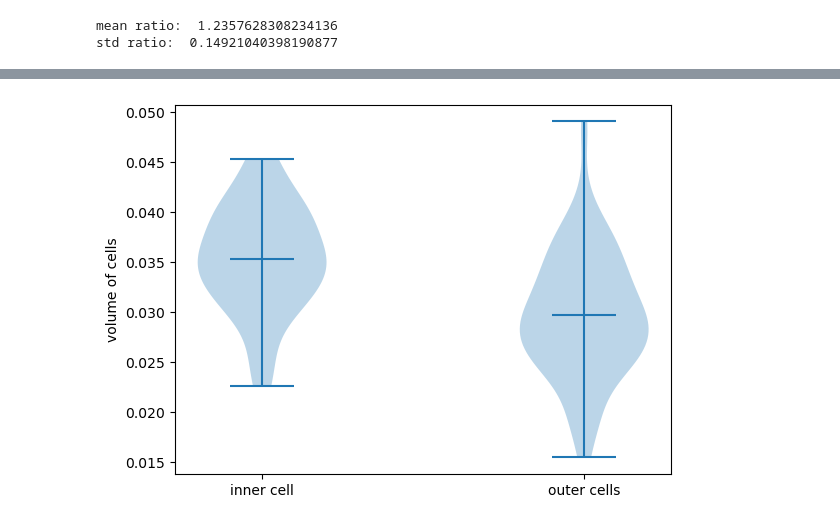
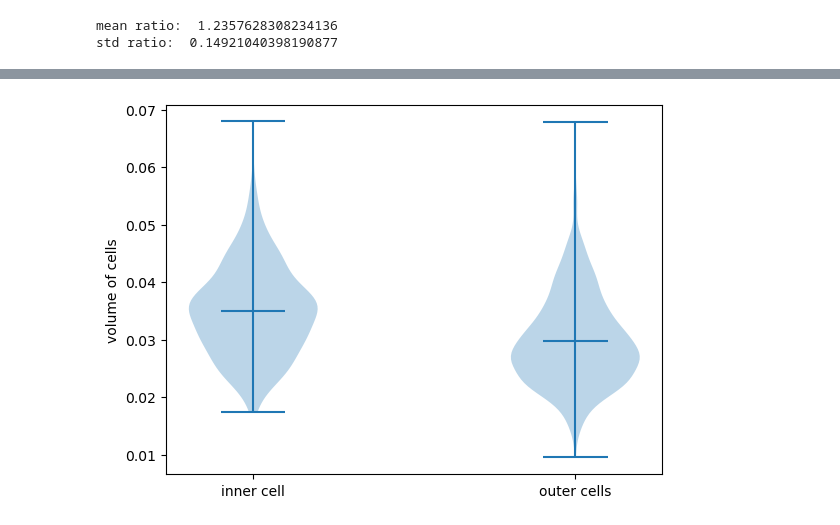
Before and after one commit to Irene-Li/MitoticWaves, a Jupyter notebook: cell_vol.ipynb, the cells around one changed output, grey strips where cells are left out. Drawn from its saved outputs; the diff is of its cells as text; code cells hidden in the pictures.

```diff
--- a/cell_vol.ipynb
+++ b/cell_vol.ipynb
@@ -156,22 +156,27 @@ def total_cells(depth):
     return 2**(depth + 1) - 1
 
 
-V = 4.0
-vols = [V] # volume of cells at each stage in a breath first traversal order
+V0 = 4.0
 index = 0
+n_samples = 12
 
 total = total_cells(7)
 
-for index in range(128):
-    V = vols[index]
-    n = find_depth(index)
-    m = 1 if n < 3 else m_ratio if n < 5 else 1
-    r = m + np.random.normal(0, std)
-    f1 = r/(1+r)
-    f2 = 1 - f1
-    V1 = f1*V
-    V2 = f2*V
-    vols.extend([V1, V2])
+samples = []
+
+for j in range(n_samples):
+    vols = [V0] # volume of cells at each stage in a breath first traversal order
+    for index in range(128):
+        V = vols[index]
+        n = find_depth(index)
+        m = 1 if n < 3 else m_ratio if n < 5 else 1
+        r = m + np.random.normal(0, std_ratio)
+        f1 = r/(1+r)
+        f2 = 1 - f1
+        V1 = f1*V
+        V2 = f2*V
+        vols.extend([V1, V2])
+    samples.append(vols)
 # %%
 print('vols of first 4 rounds of cell divisions: (in mm^3)')
 print_binary_tree(vols[:total_cells(4)])
@@ -185,7 +190,9 @@ vols of first 4 rounds of cell divisions: (in mm^3)
 # %%
-last_round = vols[total_cells(6):]
+inner_cells_index = [0b0000, 0b1000, 0b0100, 0b1100]
+inner_cells = []
+outer_cells = []
 
-inner_cells_index = [0b0000, 0b1000, 0b0100, 0b1100]
-
-inner_cells = [v for (i, v) in enumerate(last_round) if (i >> 3) in inner_cells_index]
-outer_cells = [v for (i, v) in enumerate(last_round) if (i >> 3) not in inner_cells_index]
+for vols in samples:
+    last_round = vols[total_cells(6):]
+    inner_cells.append([v for (i, v) in enumerate(last_round) if (i >> 3) in inner_cells_index])
+    outer_cells.append([v for (i, v) in enumerate(last_round) if (i >> 3) not in inner_cells_index])
@@ -192,8 +215,11 @@ outer_cells = [v for (i, v) in enumerate(last_round) if (i >> 3) not in inner_ce
 # %%
+inner_cells = np.array(inner_cells).flatten()
+outer_cells = np.array(outer_cells).flatten()
+
 plt.violinplot([inner_cells, outer_cells],
                 showmeans=True, widths=0.4)
 plt.xticks([1, 2], labels=['inner cell', 'outer cells'])
 plt.ylabel('volume of cells')
 plt.show()
 # %% [output]
-[figure, old version]
+[figure, new version]
```
Also changed, not shown: parts of 3 cells of this notebook, 2 other files.
